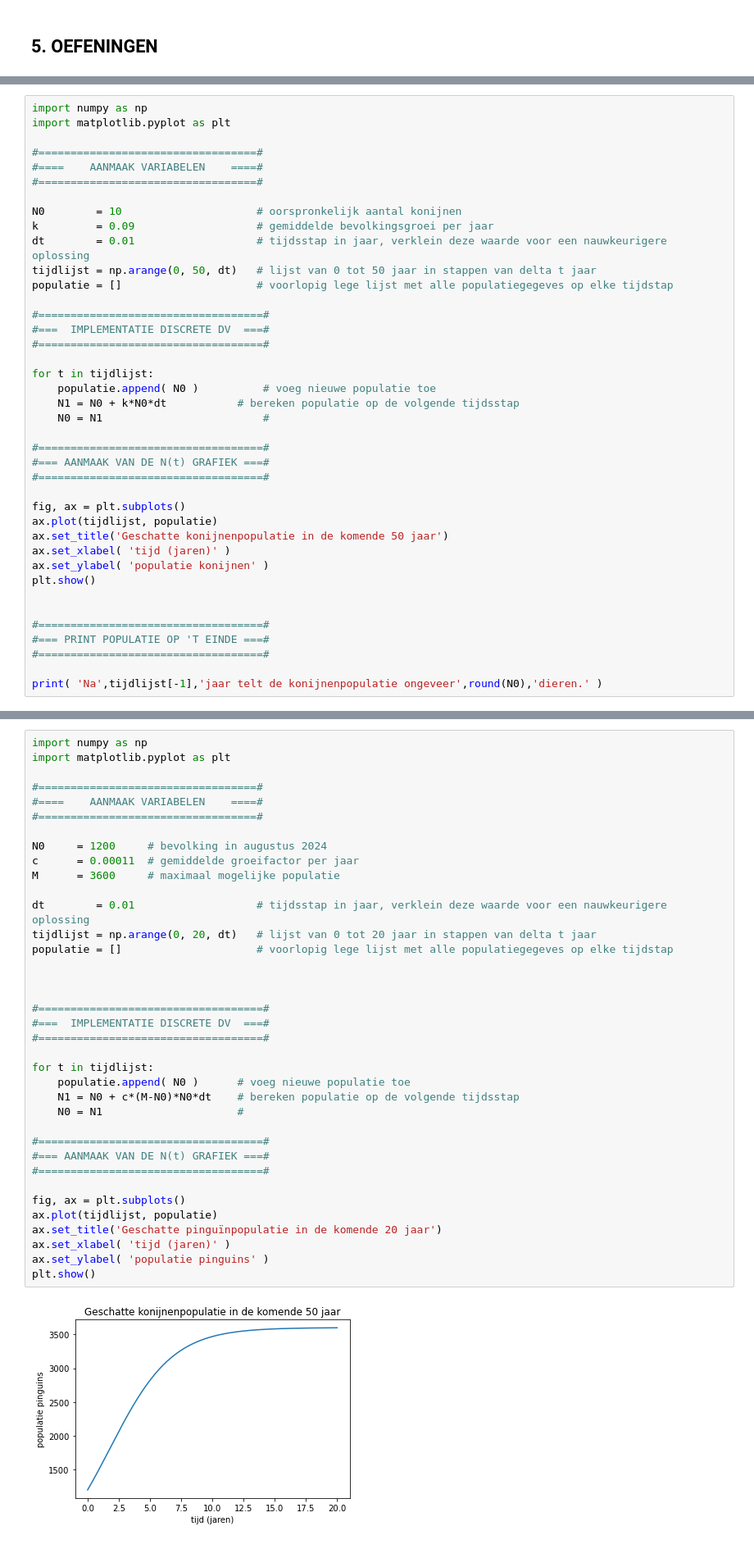
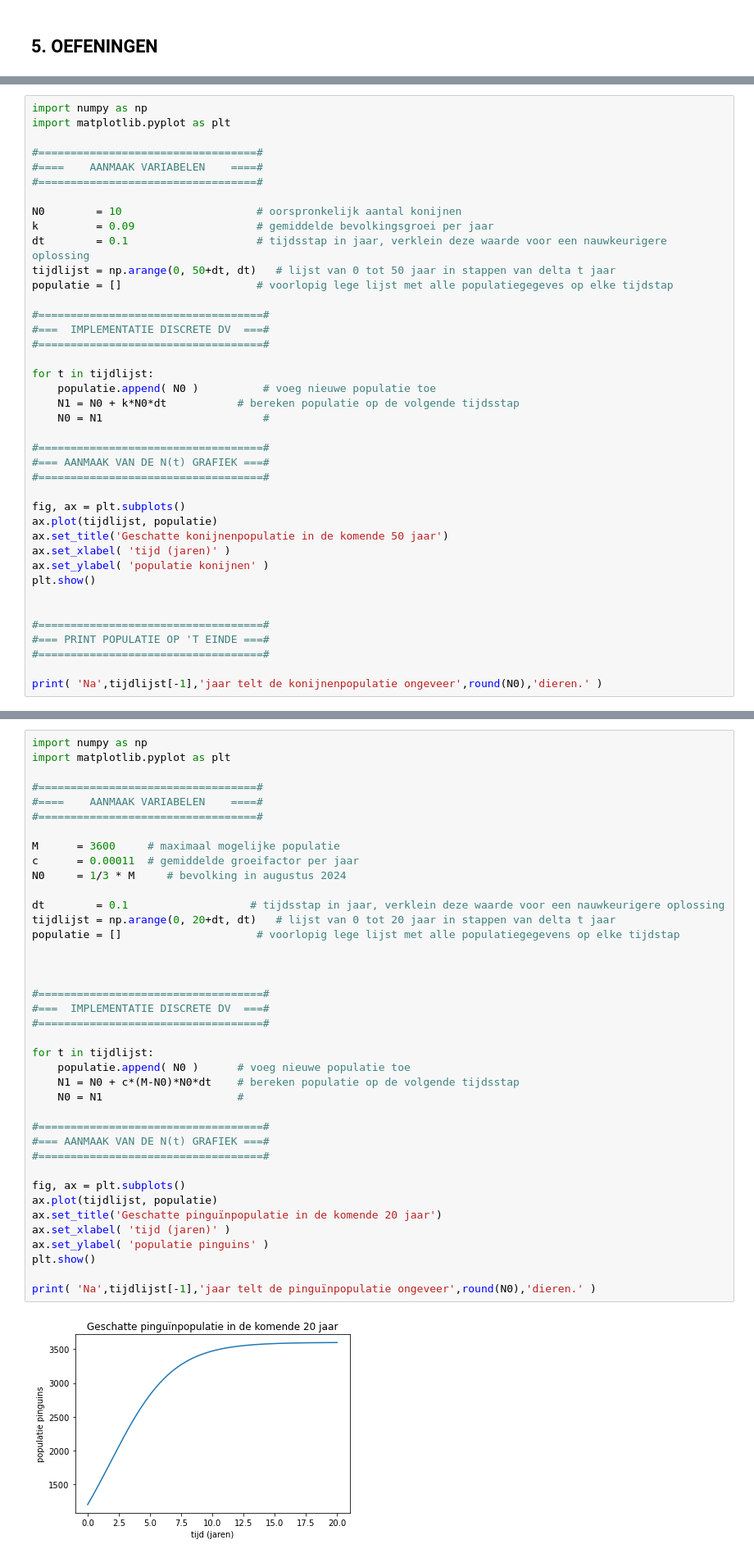
Before and after one commit to jonasvdw/IW_Teams, a Jupyter notebook: notebooks/P6_project1_differentiaalvergelijkingen-opl.ipynb, the cells around one changed output, grey strips where cells are left out. Shown: that part at 82% size. Cells and saved outputs as stored; diff of their text form.

```diff
--- a/notebooks/P6_project1_differentiaalvergelijkingen-opl.ipynb
+++ b/notebooks/P6_project1_differentiaalvergelijkingen-opl.ipynb
@@ -335,8 +335,8 @@ import matplotlib.pyplot as plt
 
 N0        = 10                     # oorspronkelijk aantal konijnen
 k         = 0.09                   # gemiddelde bevolkingsgroei per jaar
-dt        = 0.01                   # tijdsstap in jaar, verklein deze waarde voor een nauwkeurigere oplossing
-tijdlijst = np.arange(0, 50, dt)   # lijst van 0 tot 50 jaar in stappen van delta t jaar
+dt        = 0.1                    # tijdsstap in jaar, verklein deze waarde voor een nauwkeurigere oplossing
+tijdlijst = np.arange(0, 50+dt, dt)   # lijst van 0 tot 50 jaar in stappen van delta t jaar
 populatie = []                     # voorlopig lege lijst met alle populatiegegeves op elke tijdstap
 
 #===================================#
@@ -405,36 +405,38 @@ import matplotlib.pyplot as plt
 
 #==================================#
 #====    AANMAAK VARIABELEN    ====#
 #==================================#
 
-N0     = 1200     # bevolking in augustus 2024
+M      = 3600     # maximaal mogelijke populatie
 c      = 0.00011  # gemiddelde groeifactor per jaar
-M      = 3600     # maximaal mogelijke populatie
+N0     = 1/3 * M     # bevolking in augustus 2024
 
-dt        = 0.01                   # tijdsstap in jaar, verklein deze waarde voor een nauwkeurigere oplossing
-tijdlijst = np.arange(0, 20, dt)   # lijst van 0 tot 20 jaar in stappen van delta t jaar
-populatie = []                     # voorlopig lege lijst met alle populatiegegeves op elke tijdstap
+dt        = 0.1                   # tijdsstap in jaar, verklein deze waarde voor een nauwkeurigere oplossing
+tijdlijst = np.arange(0, 20+dt, dt)   # lijst van 0 tot 20 jaar in stappen van delta t jaar
+populatie = []                     # voorlopig lege lijst met alle populatiegegevens op elke tijdstap
 
 
 
 #===================================#
 #===  IMPLEMENTATIE DISCRETE DV  ===#
 #===================================#
 
 for t in tijdlijst:
     populatie.append( N0 )      # voeg nieuwe populatie toe
     N1 = N0 + c*(M-N0)*N0*dt    # bereken populatie op de volgende tijdsstap
     N0 = N1                     #
 
 #===================================#
 #=== AANMAAK VAN DE N(t) GRAFIEK ===#
 #===================================#
 
 fig, ax = plt.subplots()
 ax.plot(tijdlijst, populatie)
 ax.set_title('Geschatte pinguïnpopulatie in de komende 20 jaar')
 ax.set_xlabel( 'tijd (jaren)' )
 ax.set_ylabel( 'populatie pinguins' )
 plt.show()
+
+print( 'Na',tijdlijst[-1],'jaar telt de pinguïnpopulatie ongeveer',round(N0),'dieren.' )
 # %% [output]
-[figure, old version]
+[figure, new version]
```
Also changed, not shown: parts of 7 cells of this notebook, 1 other file.
